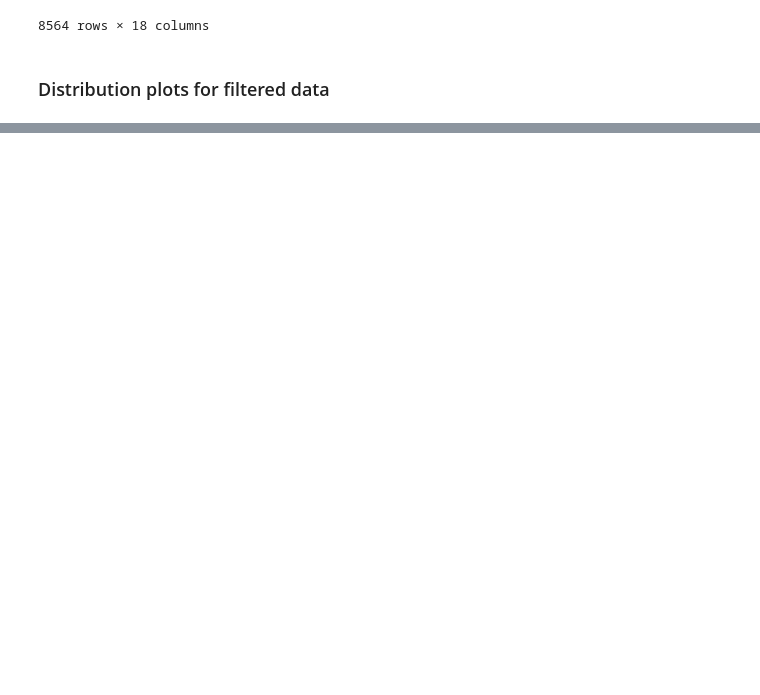
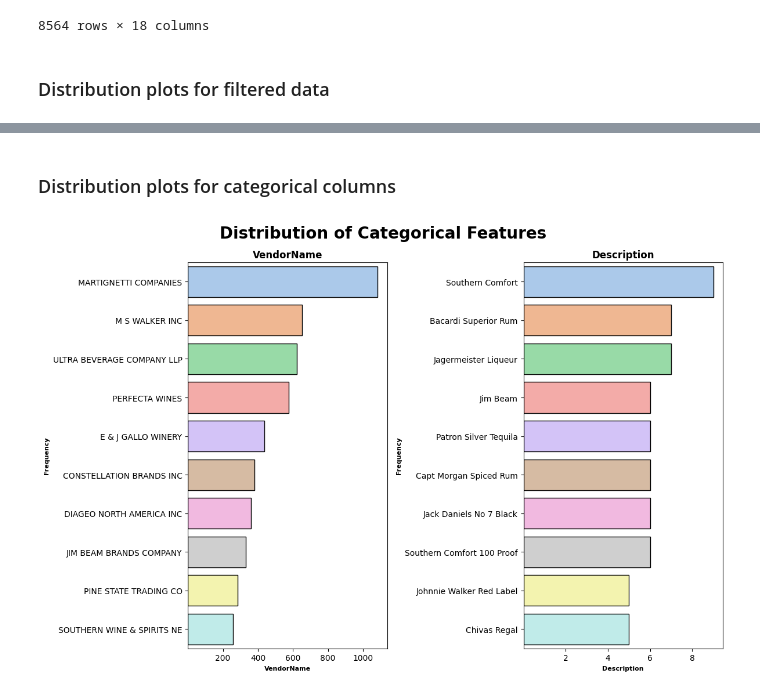
Before and after one commit to kitpuos/Vendor-Performance-Analytics-Project, a Jupyter notebook: src/performance_analysis.ipynb, the cells around one changed output, grey strips where cells are left out. Drawn from its saved outputs; the diff is of its cells as text; code cells hidden in the pictures; blank space fills up the shorter version.

```diff
--- a/src/performance_analysis.ipynb
+++ b/src/performance_analysis.ipynb
@@ -252,0 +253,33 @@ plt.show()
+# %% [markdown]
+### Distribution plots for categorical columns
+# %%
+# Set figure size based on number of plots
+n_cols = 2
+n_rows = 1
+
+fig, axes = plt.subplots(n_rows, n_cols, figsize = (12, 8), sharex = False)
+axes = axes.flatten()
+
+for i, col in enumerate(categorical_cols):
+    ax = axes[i]
+    sns.countplot(y = df[col], order = df[col].value_counts().index[:10], ax = ax, palette = 'pastel', edgecolor = 'black')
+    ax.set_title(col, fontsize = 12, fontweight = 'bold')
+    ax.set_xlabel(col, fontsize = 8, fontweight = 'bold')
+    ax.set_ylabel('Frequency', fontsize = 8, fontweight = 'bold')
+
+    # Rotate x-axis labels
+    ax.tick_params(axis = 'x', rotation = 0)
+
+    # Reduce number of x-ticks
+    ax.xaxis.set_major_locator(MaxNLocator(nbins = 6, prune = 'both'))
+
+# Hide any unused subplots
+for j in range(len(categorical_cols), len(axes)):
+    fig.delaxes(axes[j])
+
+plt.suptitle('Distribution of Categorical Features', fontsize = 20, fontweight = 'bold')
+plt.tight_layout()
+plt.subplots_adjust(top = 0.9)
+plt.show()
+# %% [output]
+[figure, added]
```
Also changed, not shown: parts of 54 cells of this notebook.
